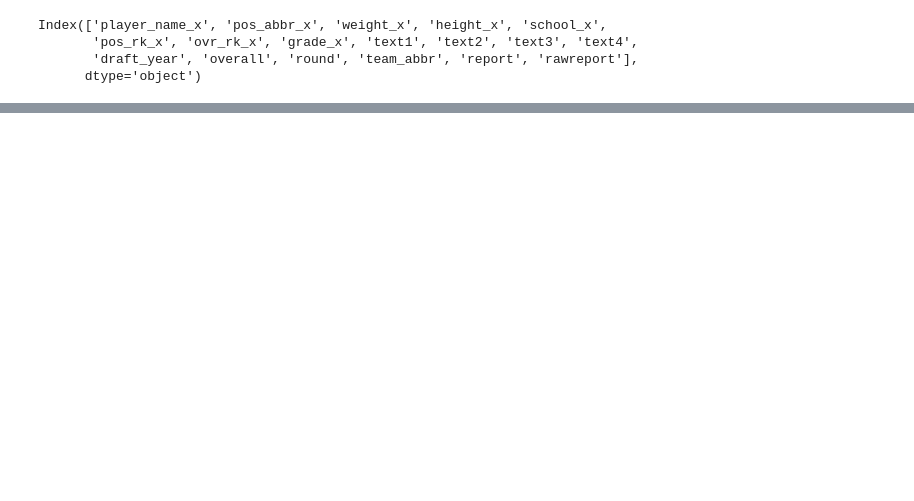
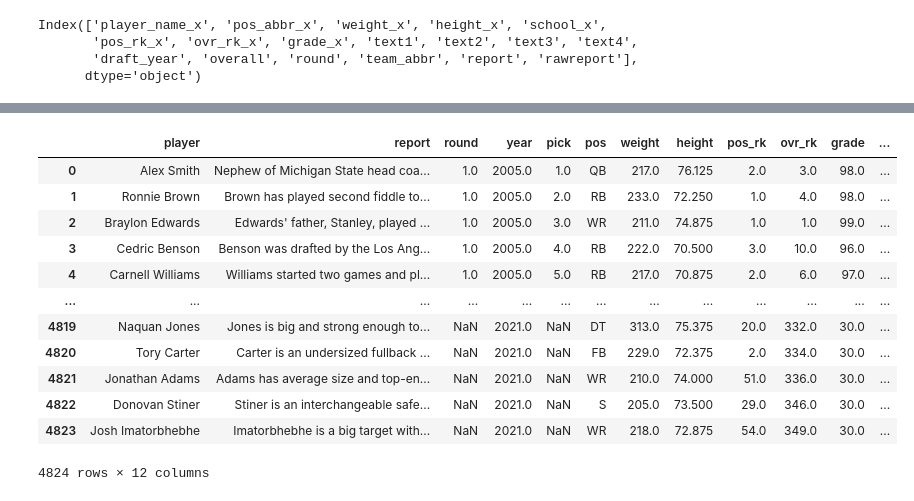
Before and after one commit to jpalgon/Draft_Scouting, a Jupyter notebook: Data Cleaning.ipynb, the cells around one changed output, grey strips where cells are left out. Cells and saved outputs as stored; diff of their text form; code cells hidden in the pictures; blank space fills up the shorter version.

```diff
--- a/Data Cleaning.ipynb
+++ b/Data Cleaning.ipynb
@@ -427,0 +453,18 @@ combine2022
+# %%
+reportnon22 = report[report.year != 2022]
+# %%
+reportnon22
+# %% [output]
+|  | player | report | round | year | pick | pos | weight | height | pos_rk | ovr_rk | grade | ... |
+| 0 | Alex Smith | Nephew of Michigan State head coa... | 1.0 | 2005.0 | 1.0 | QB | 217.0 | 76.125 | 2.0 | 3.0 | 98.0 | ... |
+| 1 | Ronnie Brown | Brown has played second fiddle to... | 1.0 | 2005.0 | 2.0 | RB | 233.0 | 72.250 | 1.0 | 4.0 | 98.0 | ... |
+| 2 | Braylon Edwards | Edwards' father, Stanley, played ... | 1.0 | 2005.0 | 3.0 | WR | 211.0 | 74.875 | 1.0 | 1.0 | 99.0 | ... |
+| 3 | Cedric Benson | Benson was drafted by the Los Ang... | 1.0 | 2005.0 | 4.0 | RB | 222.0 | 70.500 | 3.0 | 10.0 | 96.0 | ... |
+| 4 | Carnell Williams | Williams started two games and pl... | 1.0 | 2005.0 | 5.0 | RB | 217.0 | 70.875 | 2.0 | 6.0 | 97.0 | ... |
+| ... | ... | ... | ... | ... | ... | ... | ... | ... | ... | ... | ... | ... |
+| 4819 | Naquan Jones | Jones is big and strong enough to... | NaN | 2021.0 | NaN | DT | 313.0 | 75.375 | 20.0 | 332.0 | 30.0 | ... |
+| 4820 | Tory Carter | Carter is an undersized fullback ... | NaN | 2021.0 | NaN | FB | 229.0 | 72.375 | 2.0 | 334.0 | 30.0 | ... |
+| 4821 | Jonathan Adams | Adams has average size and top-en... | NaN | 2021.0 | NaN | WR | 210.0 | 74.000 | 51.0 | 336.0 | 30.0 | ... |
+| 4822 | Donovan Stiner | Stiner is an interchangeable safe... | NaN | 2021.0 | NaN | S | 205.0 | 73.500 | 29.0 | 346.0 | 30.0 | ... |
+| 4823 | Josh Imatorbhebhe | Imatorbhebhe is a big target with... | NaN | 2021.0 | NaN | WR | 218.0 | 72.875 | 54.0 | 349.0 | 30.0 | ... |
+4824 rows × 12 columns
```
Also changed, not shown: parts of 53 cells of this notebook, 3 other files.
